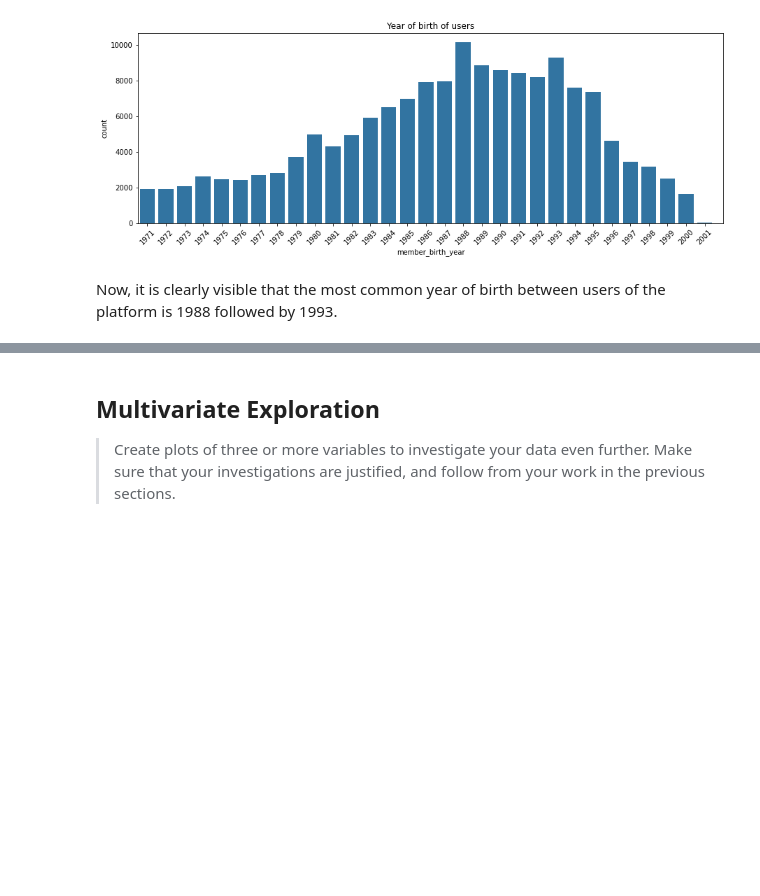
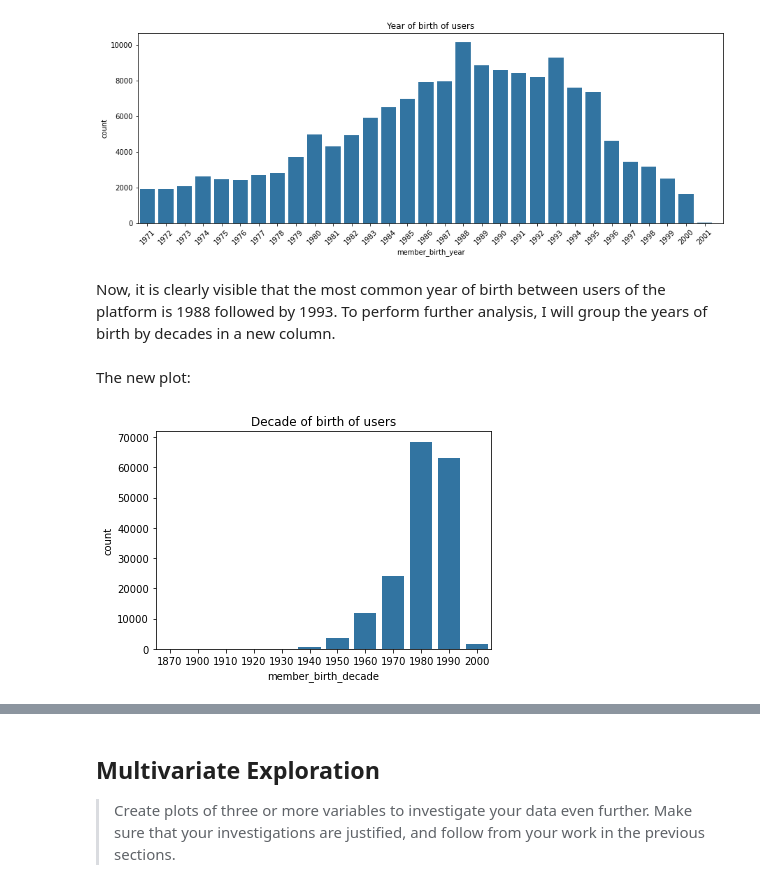
Before and after one commit to aingelmo/aingelmo.github.io, a Jupyter notebook: Project_5_Communicate-Data-Findings/exploration_template.ipynb, the cells around one changed output, grey strips where cells are left out. Cells and saved outputs as stored; diff of their text form; code cells hidden in the pictures; blank space fills up the shorter version.

```diff
--- a/Project_5_Communicate-Data-Findings/exploration_template.ipynb
+++ b/Project_5_Communicate-Data-Findings/exploration_template.ipynb
@@ -107,13 +107,14 @@ to_clean = ["start_station_id", "end_station_id", "bike_id"]
 for i in to_clean:
     ford_clean[i] = ford_clean[i].fillna(0).astype(int).astype(str)
 
-#Convert year of birth to category
-ford_clean["member_birth_year"] = ford_clean["member_birth_year"].astype(int).astype("category")
 
 #Convert to categorical values
 ford_clean["member_gender"] = ford_clean["member_gender"].astype("category")
 ford_clean["user_type"] = ford_clean["user_type"].astype("category")
-
+ford_clean["member_birth_year"] = ford_clean["member_birth_year"].astype(int).astype("category")
+ford_clean["bike_share_for_all_trip"] = ford_clean["bike_share_for_all_trip"].astype("category")
+ford_clean["start_time_weekday"] = ford_clean["start_time_weekday"].astype("category")
+ford_clean["end_time_weekday"] = ford_clean["end_time_weekday"].astype("category")
 
 #Drop Columns not necessary for the analysis
 ford_clean.drop(labels=["start_station_latitude", "start_station_longitude", "end_station_latitude", "end_station_longitude"], axis=1, inplace=True);
@@ -260,4 +261,14 @@ plt.title("Year of birth of users");
 # %% [output]
 [figure]
 # %% [markdown]
-Now, it is clearly visible that the most common year of birth between users of the platform is 1988 followed by 1993.
+Now, it is clearly visible that the most common year of birth between users of the platform is 1988 followed by 1993. To perform further analysis, I will group the years of birth by decades in a new column.
+# %%
+#ford_clean["member_birth_year"] = ford_clean["member_birth_year"].astype(int)
+ford_clean["member_birth_decade"] = (ford_clean.member_birth_year.astype(int)//10*10)
+# %% [markdown]
+The new plot:
+# %%
+plt.title("Decade of birth of users");
+sb.countplot(data=ford_clean, x="member_birth_decade", color=base_color);
+# %% [output]
+[figure, added]
```
Also changed, not shown: parts of 12 cells of this notebook.
